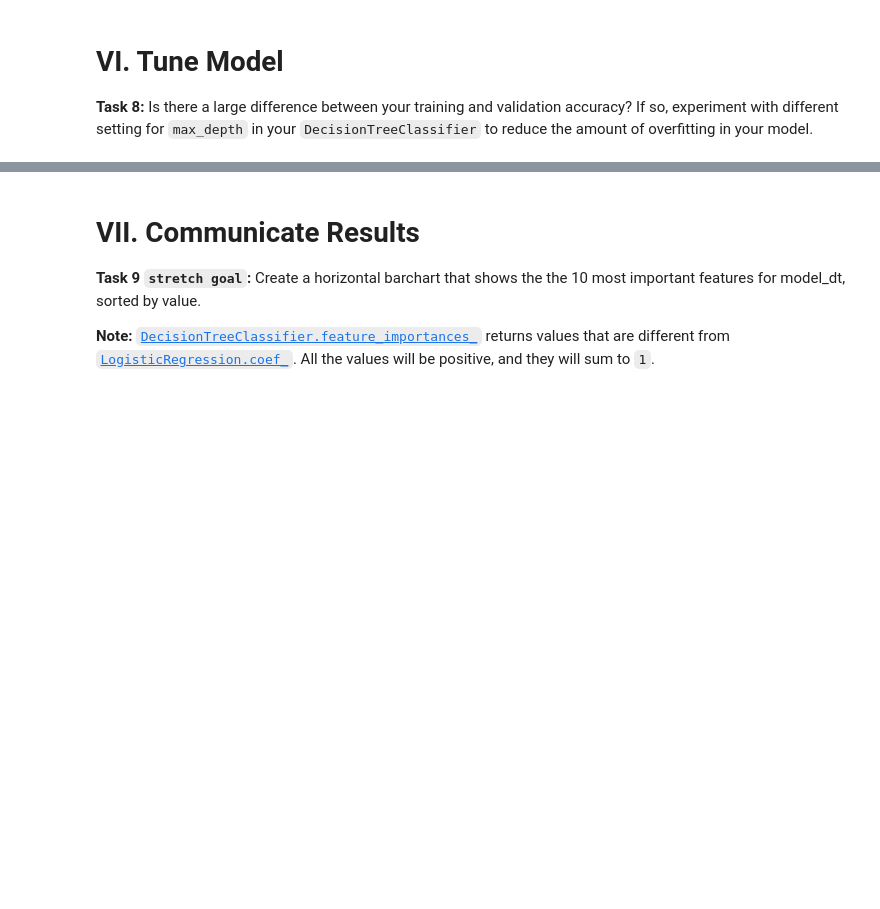
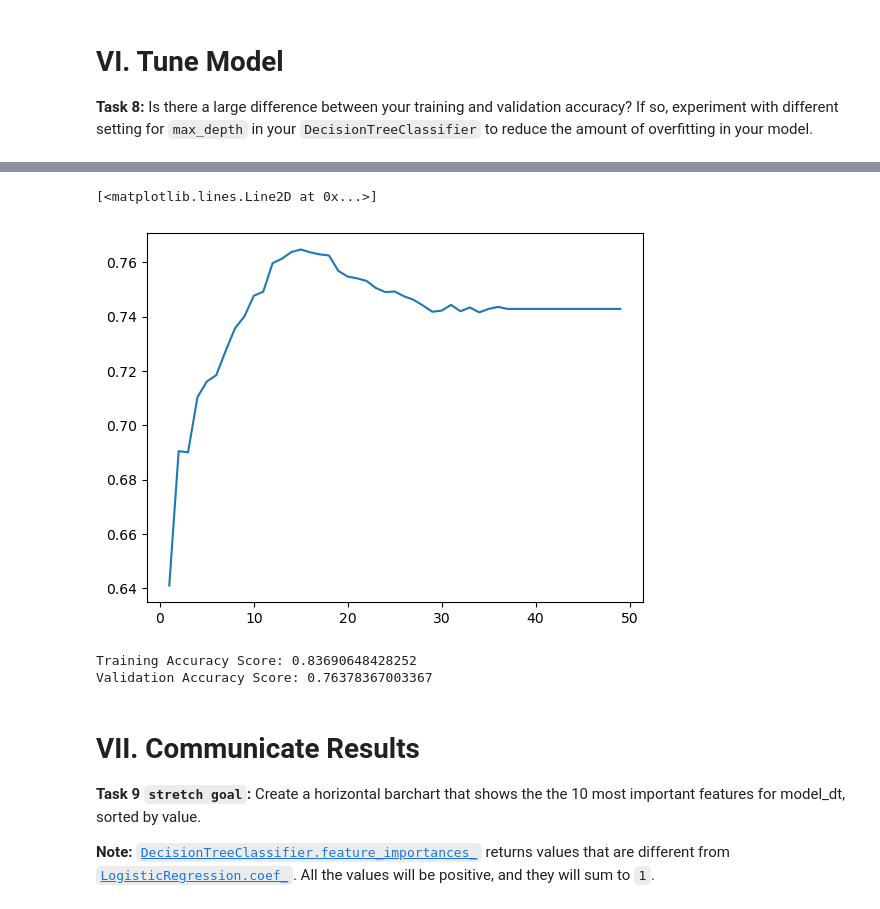
Before and after one commit to ayebaishmo/bloomtech-water-pump-challange, a Jupyter notebook: module1-decision-trees/LS_DS_221_assignments.ipynb, the cells around one changed output, grey strips where cells are left out. Drawn from its saved outputs; the diff is of its cells as text; code cells hidden in the pictures; blank space fills up the shorter version.

Commit message:
added an assignment model to be tuned

```diff
--- a/module1-decision-trees/LS_DS_221_assignments.ipynb
+++ b/module1-decision-trees/LS_DS_221_assignments.ipynb
@@ -82,3 +97,6 @@ X_train, X_val, y_train, y_val = ..., ..., ..., ...
+# %%
+from sklearn.model_selection import train_test_split
+X_train, X_val, y_train, y_val = train_test_split(X, y, test_size=0.2, random_state=42)
 # %% [markdown]
 # III. Establish Baseline
 
@@ -100,0 +119,12 @@ model_dt = ...
+# %%
+from category_encoders import OrdinalEncoder
+from sklearn.pipeline import make_pipeline
+from sklearn.impute import SimpleImputer
+from sklearn.tree import DecisionTreeClassifier
+model_dt = make_pipeline(
+    OrdinalEncoder(),
+    SimpleImputer(),
+    DecisionTreeClassifier()
+)
+
+model_dt.fit(X_train, y_train)
@@ -103,8 +151,9 @@ model_dt = ...
 
 **Task 7:** Calculate the training and validation accuracy scores for `model_dt`.
 # %%
-training_acc = ...
-val_acc = ...
+from sklearn.metrics import accuracy_score
+training_acc = accuracy_score(y_train, model_dt.predict(X_train))
+val_acc = accuracy_score(y_val, model_dt.predict(X_val))
 
 print('Training Accuracy Score:', training_acc)
 print('Validation Accuracy Score:', val_acc)
@@ -117,0 +167,18 @@ print('Validation Accuracy Score:', val_acc)
+# %%
+depth_number  = []
+val_acc_amount = []
+for depth in range(1, 50):
+    model_dt = make_pipeline(
+        OrdinalEncoder(),
+        SimpleImputer(),
+        DecisionTreeClassifier(max_depth=depth, random_state=42)
+    )
+
+    model_dt.fit(X_train, y_train)
+    training_acc = accuracy_score(y_train, model_dt.predict(X_train))
+    val_acc = accuracy_score(y_val, model_dt.predict(X_val))
+    print('Training Accuracy Score:', training_acc)
+    print('Validation Accuracy Score:', val_acc)
+
+    depth_number.append(depth)
+    val_acc_amount.append(val_acc)
@@ -118,3 +203,30 @@ print('Validation Accuracy Score:', val_acc)
+# %%
+import matplotlib.pylab as plt
+
+plt.plot(depth_number, val_acc_amount)
+# %% [output]
+[<matplotlib.lines.Line2D at 0x...>]
+[figure, added]
+# %%
+from category_encoders import OrdinalEncoder
+from sklearn.pipeline import make_pipeline
+from sklearn.impute import SimpleImputer
+from sklearn.tree import DecisionTreeClassifier
+model_dt = make_pipeline(
+    OrdinalEncoder(),
+    SimpleImputer(),
+    DecisionTreeClassifier(max_depth=14, random_state=42)
+)
+
+model_dt.fit(X_train, y_train)
+training_acc = accuracy_score(y_train, model_dt.predict(X_train))
+val_acc = accuracy_score(y_val, model_dt.predict(X_val))
+
+print('Training Accuracy Score:', training_acc)
+print('Validation Accuracy Score:', val_acc)
+# %% [output]
+Training Accuracy Score: 0.83690648428252
+Validation Accuracy Score: 0.76378367003367
 # %% [markdown]
 # VII. Communicate Results
 
```
Also changed, not shown: parts of 16 cells of this notebook, 1 other file.
